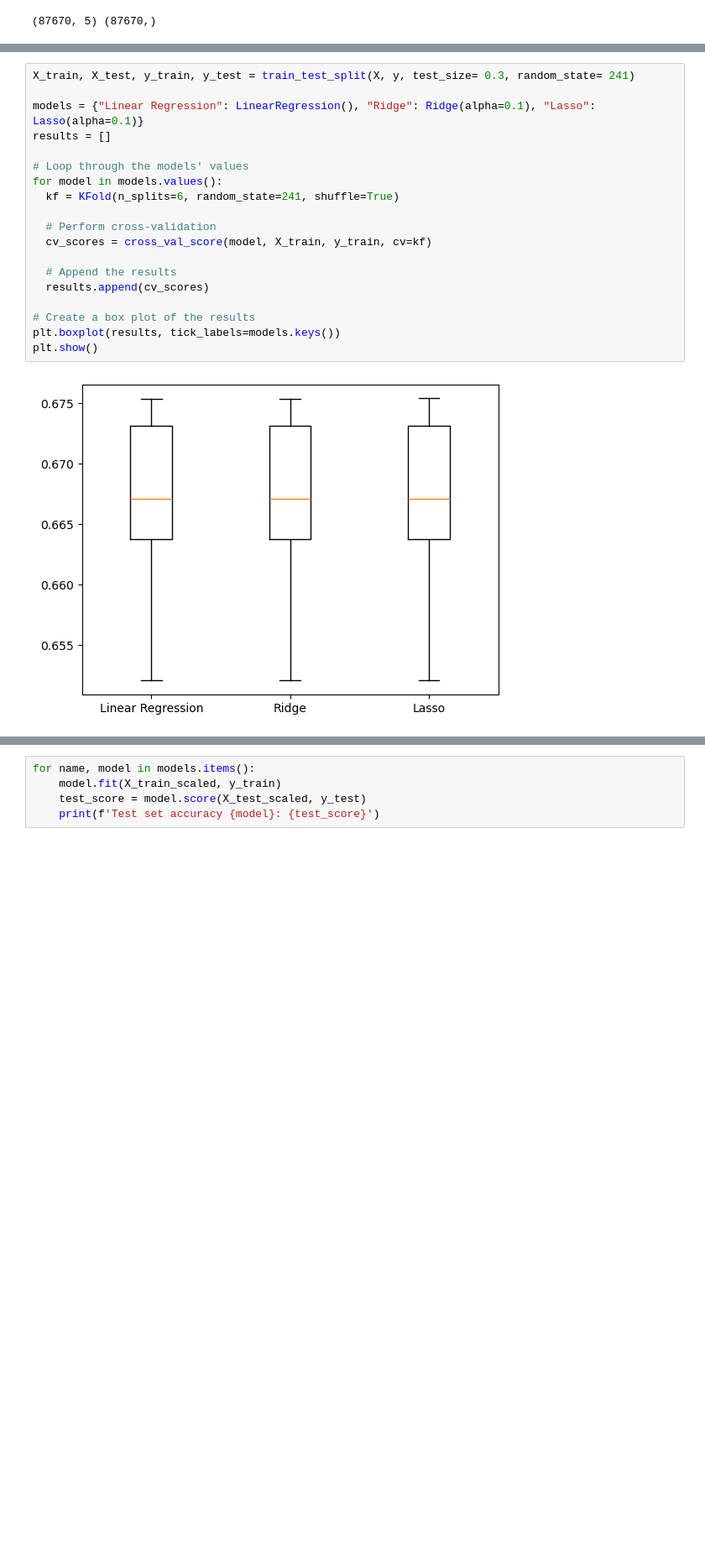
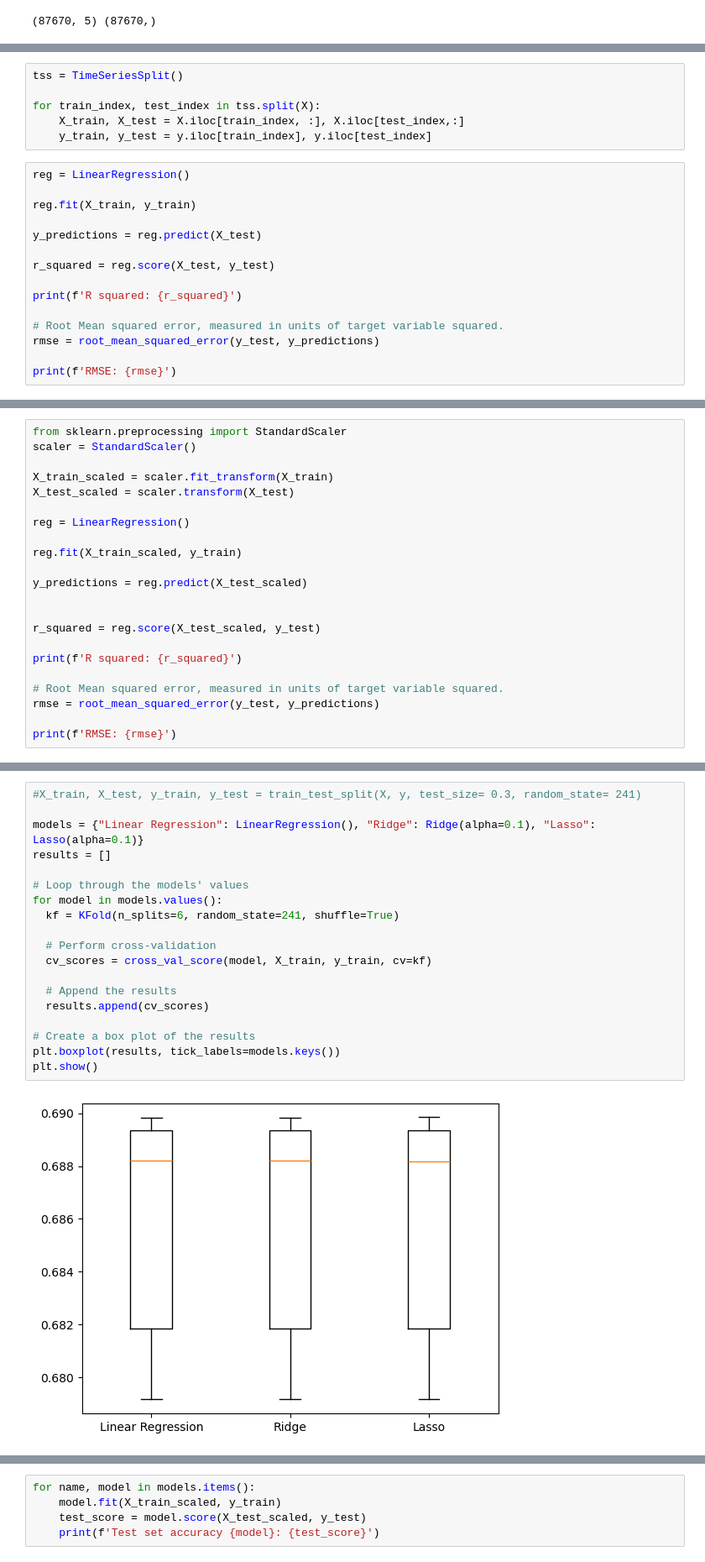
Before and after one commit to IreneKilgannon/PFDA, a Jupyter notebook: PFDA-project/wind.ipynb, the cells around one changed output, grey strips where cells are left out. Shown at 84% size. Cells and saved outputs as stored; diff of their text form; blank space fills up the shorter version.

Commit message:
machine learning, split data with TimeSeriesSplit

```diff
--- a/PFDA-project/wind.ipynb
+++ b/PFDA-project/wind.ipynb
@@ -525,0 +542,21 @@ print(X.shape, y.shape)
+# %%
+tss = TimeSeriesSplit()
+
+for train_index, test_index in tss.split(X):
+    X_train, X_test = X.iloc[train_index, :], X.iloc[test_index,:]
+    y_train, y_test = y.iloc[train_index], y.iloc[test_index]
+# %%
+reg = LinearRegression()
+
+reg.fit(X_train, y_train)
+
+y_predictions = reg.predict(X_test)
+
+r_squared = reg.score(X_test, y_test)
+
+print(f'R squared: {r_squared}')
+
+# Root Mean squared error, measured in units of target variable squared.
+rmse = root_mean_squared_error(y_test, y_predictions)
+
+print(f'RMSE: {rmse}')
@@ -525,0 +577,22 @@ print(X.shape, y.shape)
+# %%
+from sklearn.preprocessing import StandardScaler
+scaler = StandardScaler()
+
+X_train_scaled = scaler.fit_transform(X_train)
+X_test_scaled = scaler.transform(X_test)
+
+reg = LinearRegression()
+
+reg.fit(X_train_scaled, y_train)
+
+y_predictions = reg.predict(X_test_scaled)
+
+
+r_squared = reg.score(X_test_scaled, y_test)
+
+print(f'R squared: {r_squared}')
+
+# Root Mean squared error, measured in units of target variable squared.
+rmse = root_mean_squared_error(y_test, y_predictions)
+
+print(f'RMSE: {rmse}')
@@ -526,24 +602,24 @@ print(X.shape, y.shape)
 # %%
-X_train, X_test, y_train, y_test = train_test_split(X, y, test_size= 0.3, random_state= 241)
+#X_train, X_test, y_train, y_test = train_test_split(X, y, test_size= 0.3, random_state= 241)
 
 models = {"Linear Regression": LinearRegression(), "Ridge": Ridge(alpha=0.1), "Lasso": Lasso(alpha=0.1)}
 results = []
 
 # Loop through the models' values
 for model in models.values():
   kf = KFold(n_splits=6, random_state=241, shuffle=True)
 
   # Perform cross-validation
   cv_scores = cross_val_score(model, X_train, y_train, cv=kf)
 
   # Append the results
   results.append(cv_scores)
 
 # Create a box plot of the results
 plt.boxplot(results, tick_labels=models.keys())
 plt.show()
 # %% [output]
-[figure, old version]
+[figure, new version]
 # %%
 for name, model in models.items():
     model.fit(X_train, y_train)
```
Also changed, not shown: parts of 27 cells of this notebook.
